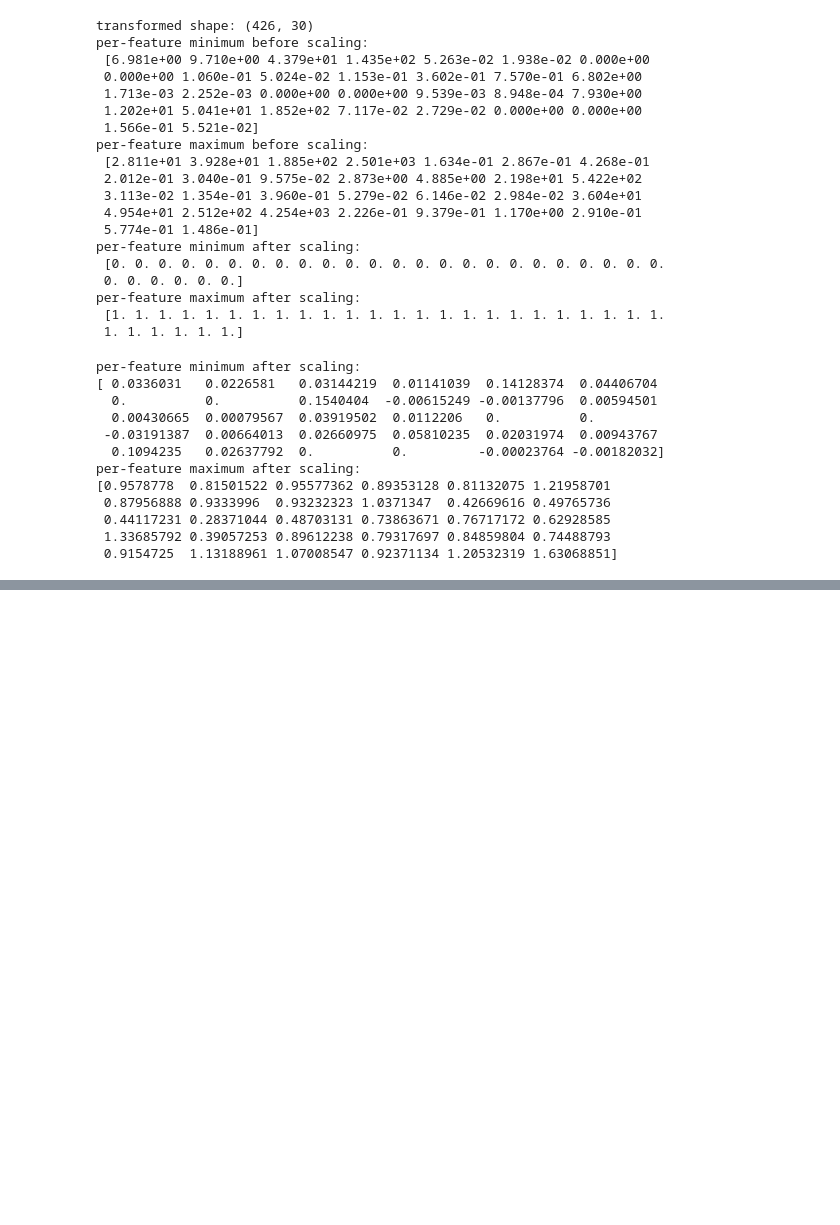
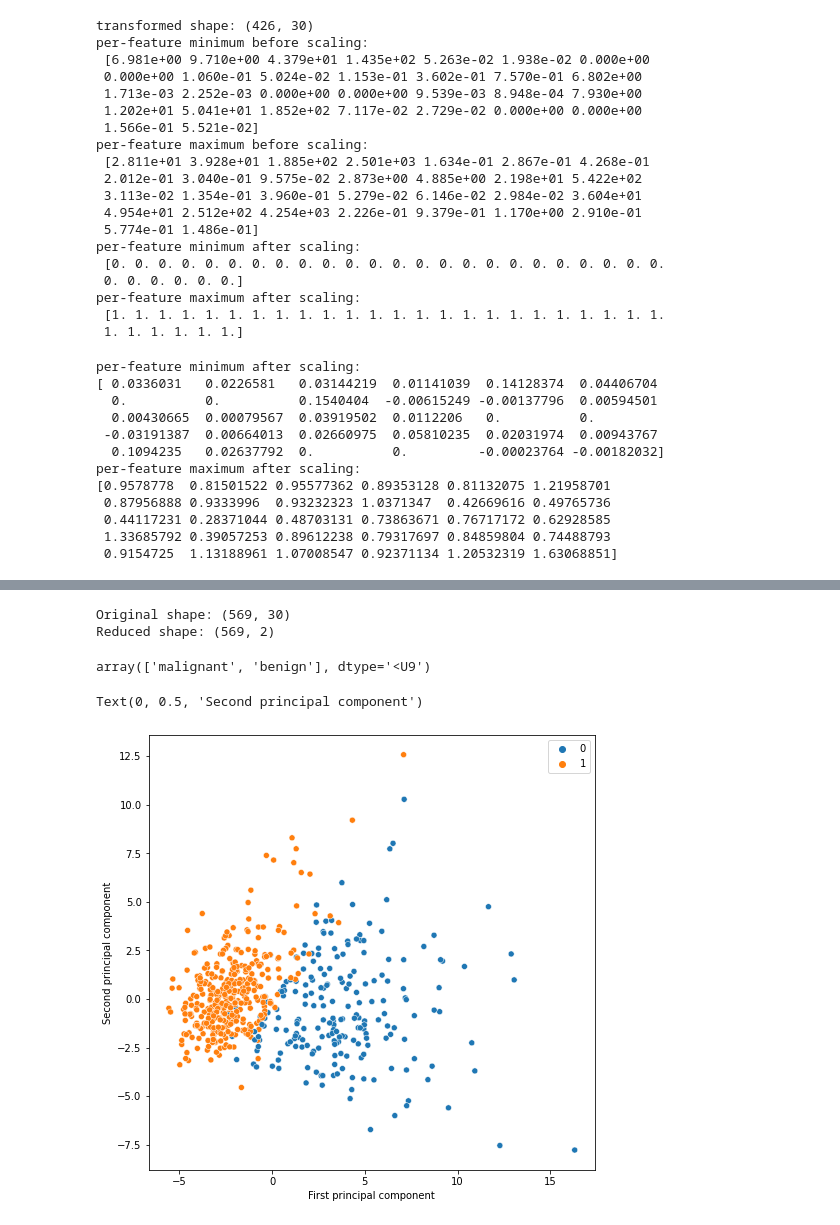
Before and after one commit to DhruvDange/Machine-Learning-SciKit, a Jupyter notebook: unsupervised_learning/preprocessing_scaling.ipynb, the cells around one changed output, grey strips where cells are left out. Saved outputs shown, nothing was run; the diff lists cells and outputs as text; code cells hidden in the pictures; blank space fills up the shorter version.

```diff
--- a/unsupervised_learning/preprocessing_scaling.ipynb
+++ b/unsupervised_learning/preprocessing_scaling.ipynb
@@ -98,0 +157,10 @@ per-feature maximum after scaling:
+# %%
+pca = PCA(n_components=2)
+
+pca.fit(X_scaled)
+X_pca = pca.transform(X_scaled)
+print("Original shape: {}".format(str(X_scaled.shape)))
+print("Reduced shape: {}".format(str(X_pca.shape)))
+# %% [output]
+Original shape: (569, 30)
+Reduced shape: (569, 2)
@@ -98,0 +169,12 @@ per-feature maximum after scaling:
+# %%
+cancer.target_names
+# %% [output]
+array(['malignant', 'benign'], dtype='<U9')
+# %%
+plt.figure(figsize=(8, 8))
+sns.scatterplot(x=X_pca[:,0], y=X_pca[:,1], hue=cancer.target)
+plt.xlabel("First principal component")
+plt.ylabel("Second principal component")
+# %% [output]
+Text(0, 0.5, 'Second principal component')
+[figure, added]
```
Also changed, not shown: parts of 13 cells of this notebook.
